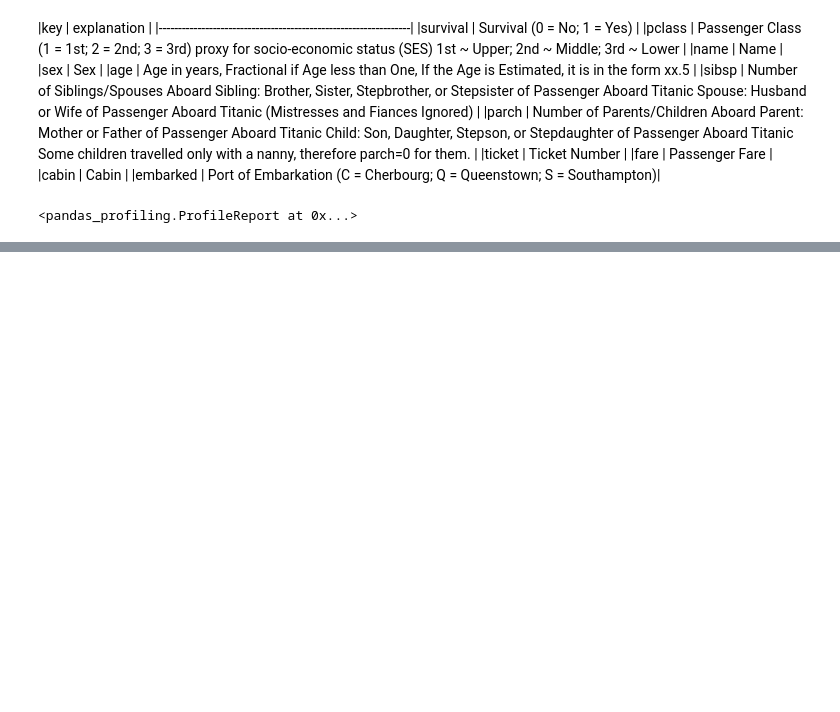
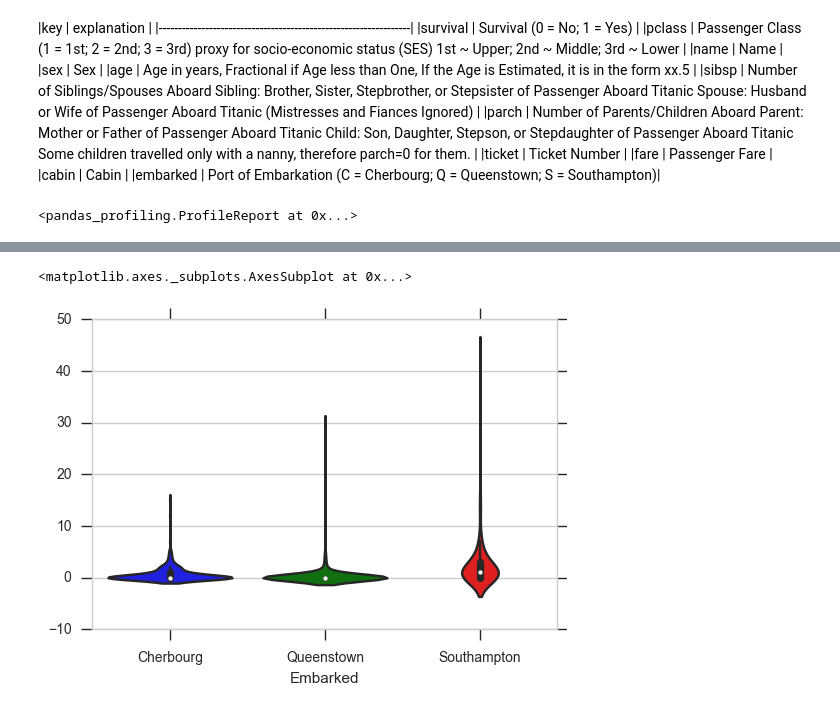
Before and after one commit to gaborbernat/kaggle-titanic, a Jupyter notebook: bernat-titanic.ipynb, the cells around one changed output, grey strips where cells are left out. Cells and saved outputs as stored; diff of their text form; code cells hidden in the pictures; blank space fills up the shorter version.

```diff
--- a/bernat-titanic.ipynb
+++ b/bernat-titanic.ipynb
@@ -129,0 +94,5 @@ ValueError: could not convert string to float: 'Dooley, Mr. Patrick'
+# %%
+sns.violinplot(data=pd.crosstab(train.Fare, train.Embarked))
+# %% [output]
+<matplotlib.axes._subplots.AxesSubplot at 0x...>
+[figure, added]
```
Also changed, not shown: parts of 20 cells of this notebook, 1 other file.
